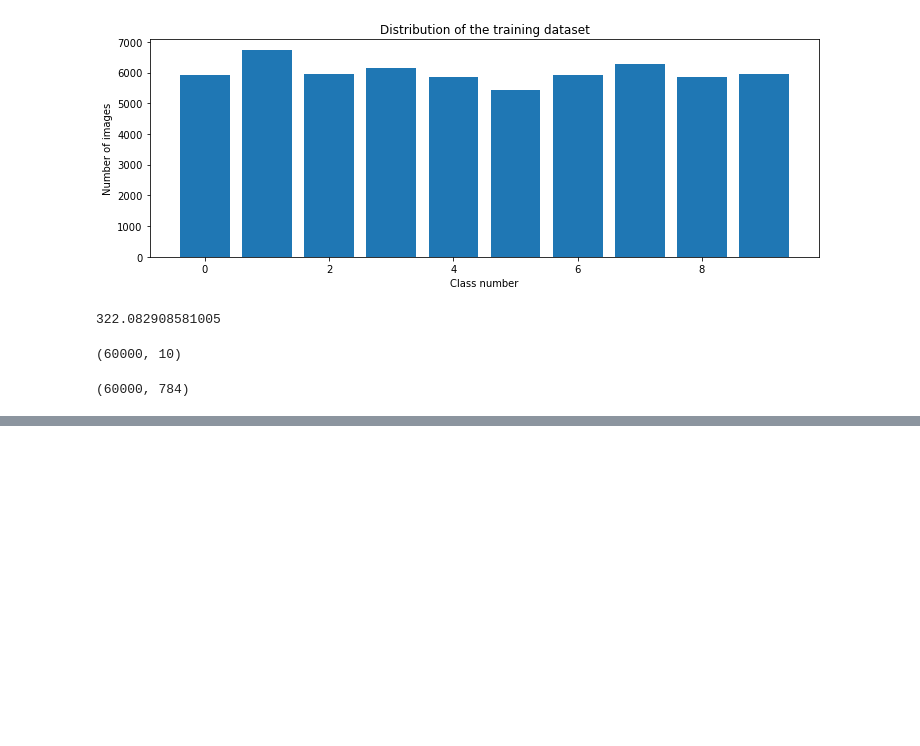
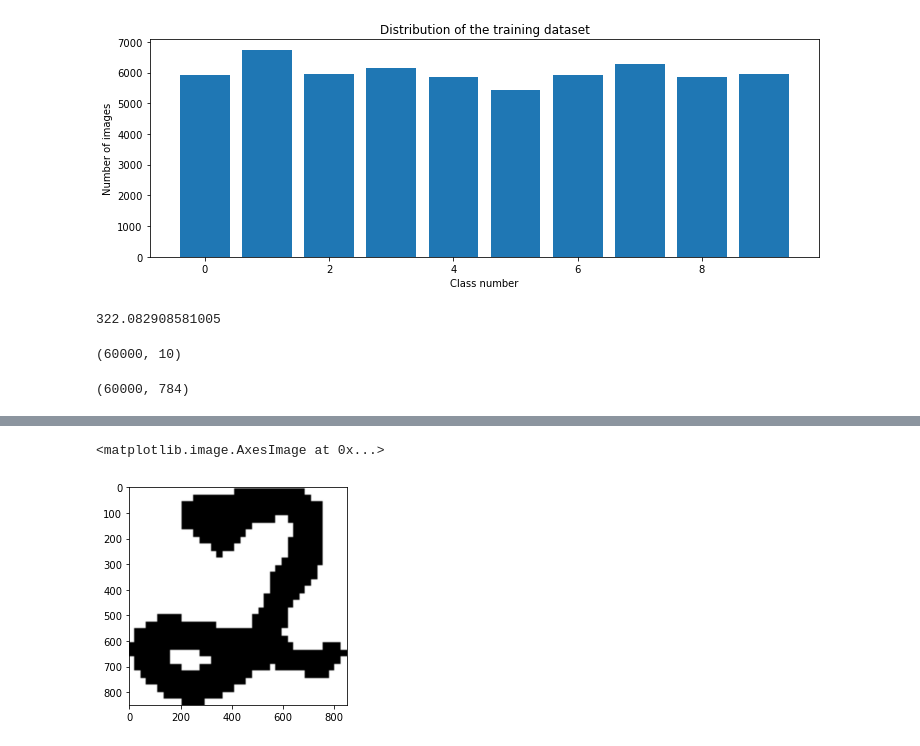
Before and after one commit to AhmedSheded/self-driving-car, a Jupyter notebook: sections/mnist.ipynb, the cells around one changed output, grey strips where cells are left out. Saved outputs shown, nothing was run; the diff lists cells and outputs as text; code cells hidden in the pictures; blank space fills up the shorter version.

```diff
--- a/sections/mnist.ipynb
+++ b/sections/mnist.ipynb
@@ -154,0 +157,10 @@ accuracy 0.9284999966621399
+# %%
+import requests
+from PIL import Image
+url = 'https://i.im.ge/2022/09/05/O8hkic.Handwritten-digit-2.png'
+response = requests.get(url, stream=True)
+img = Image.open(response.raw)
+plt.imshow(img)
+# %% [output]
+<matplotlib.image.AxesImage at 0x...>
+[figure, added]
```
Also changed, not shown: parts of 12 cells of this notebook.
